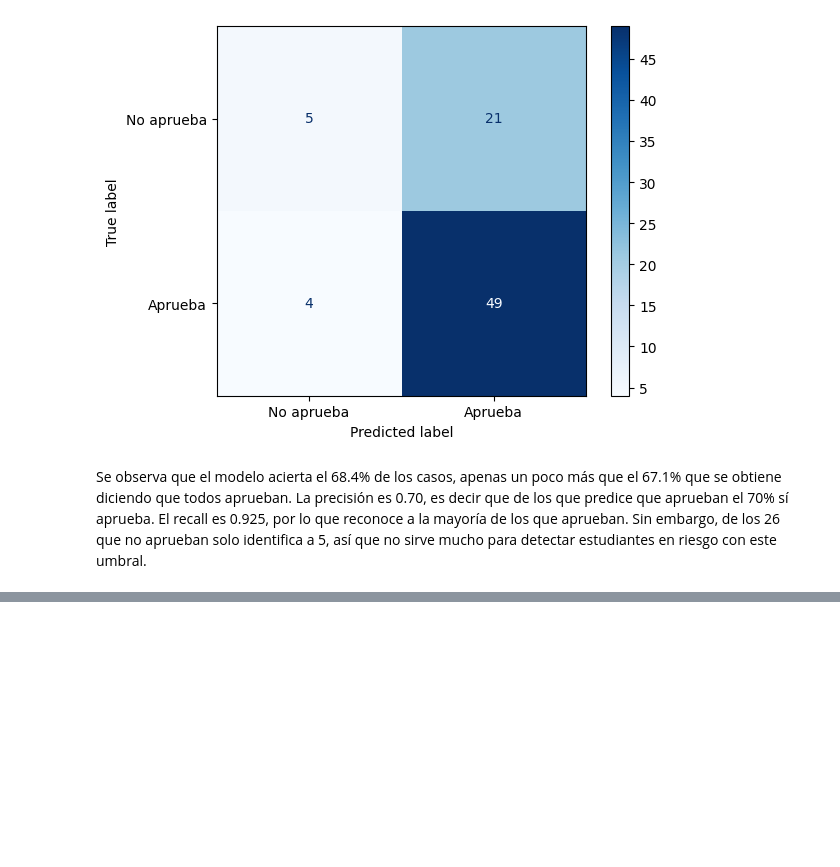
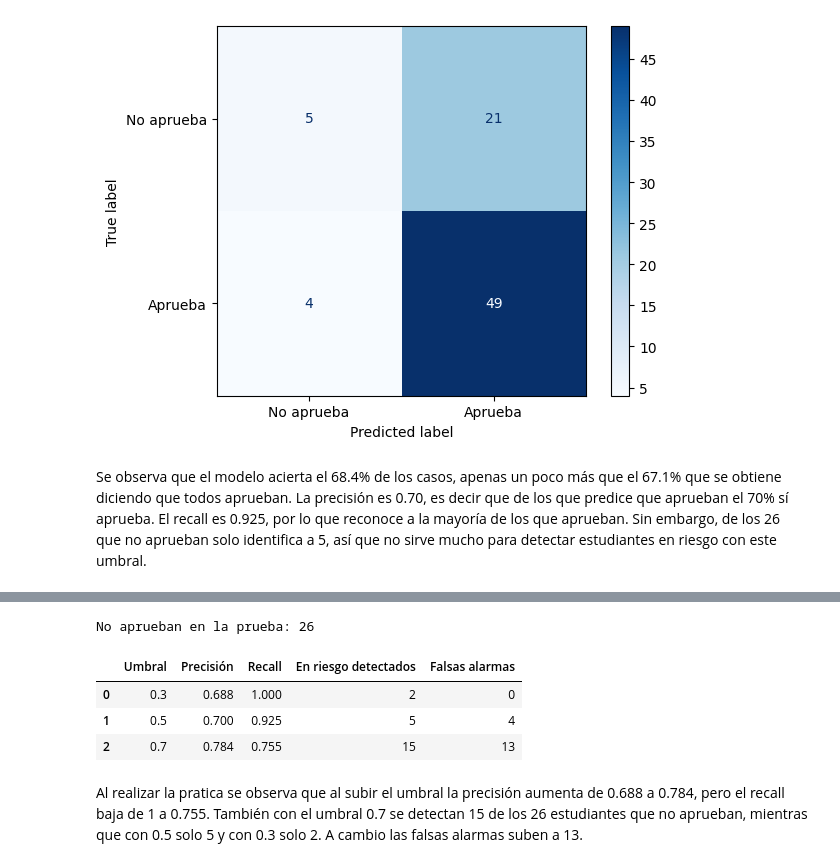
Before and after one commit to mariomartinez1313-ship-it/ProyectoP1-GrupoC, a Jupyter notebook: ProyectoP1_ELNO4_2_GrupoC.ipynb, the cells around one changed output, grey strips where cells are left out. Saved outputs shown, nothing was run; the diff lists cells and outputs as text; code cells hidden in the pictures; blank space fills up the shorter version.

```diff
--- a/ProyectoP1_ELNO4_2_GrupoC.ipynb
+++ b/ProyectoP1_ELNO4_2_GrupoC.ipynb
@@ -638,0 +640,21 @@ Se observa que el modelo acierta el 68.4% de los casos, apenas un poco más que
+# %%
+resultados = []
+for umbral in [0.3, 0.5, 0.7]:
+    pred = (prob >= umbral).astype(int)    # aprueba si llega al umbral
+    matriz = confusion_matrix(yl_test, pred)
+    resultados.append({"Umbral": umbral,
+                       "Precisión": precision_score(yl_test, pred),
+                       "Recall": recall_score(yl_test, pred),
+                       "En riesgo detectados": matriz[0, 0],   # no aprueban y se detectan
+                       "Falsas alarmas": matriz[1, 0]})        # aprueban pero reciben alerta
+
+print("No aprueban en la prueba:", (yl_test == 0).sum())
+pd.DataFrame(resultados).round(3)
+# %% [output]
+No aprueban en la prueba: 26
+|  | Umbral | Precisión | Recall | En riesgo detectados | Falsas alarmas |
+| 0 | 0.3 | 0.688 | 1.000 | 2 | 0 |
+| 1 | 0.5 | 0.700 | 0.925 | 5 | 4 |
+| 2 | 0.7 | 0.784 | 0.755 | 15 | 13 |
+# %% [markdown]
+Al realizar la pratica se observa que al subir el umbral la precisión aumenta de 0.688 a 0.784, pero el recall baja de 1 a 0.755. También con el umbral 0.7 se detectan 15 de los 26 estudiantes que no aprueban, mientras que con 0.5 solo 5 y con 0.3 solo 2. A cambio las falsas alarmas suben a 13.
```
Also changed, not shown: parts of 2 cells of this notebook.
